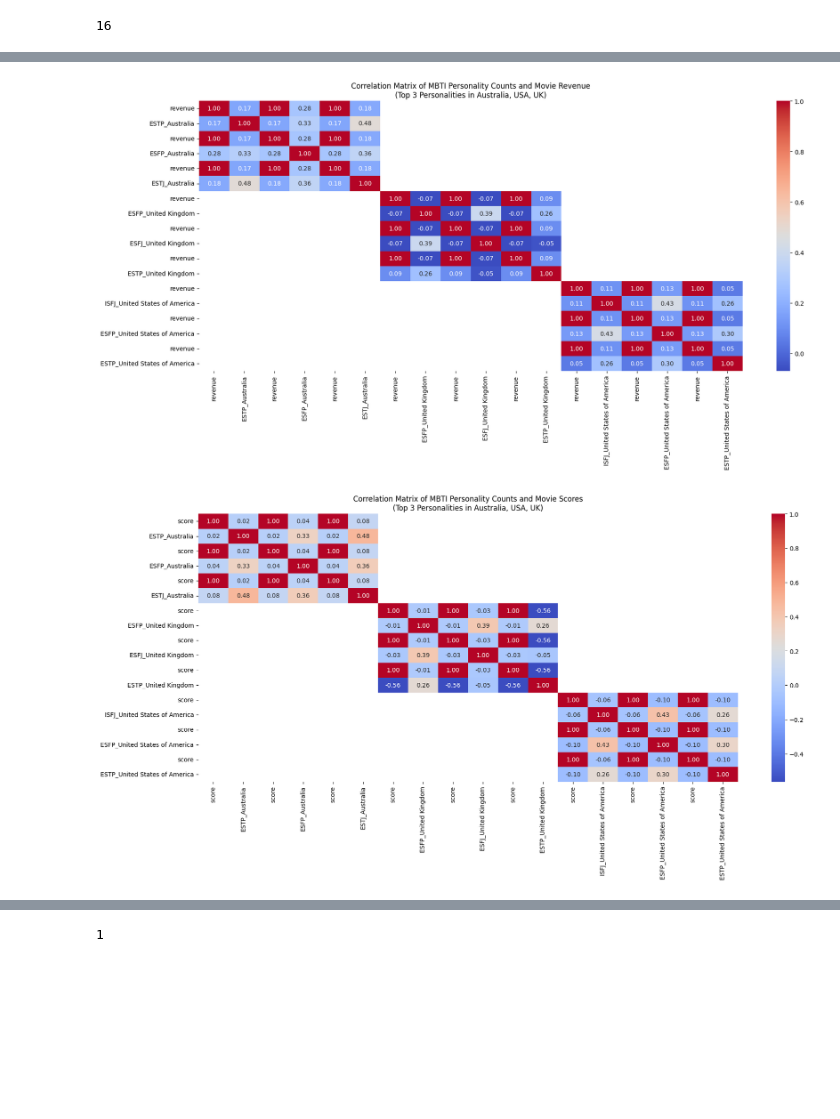
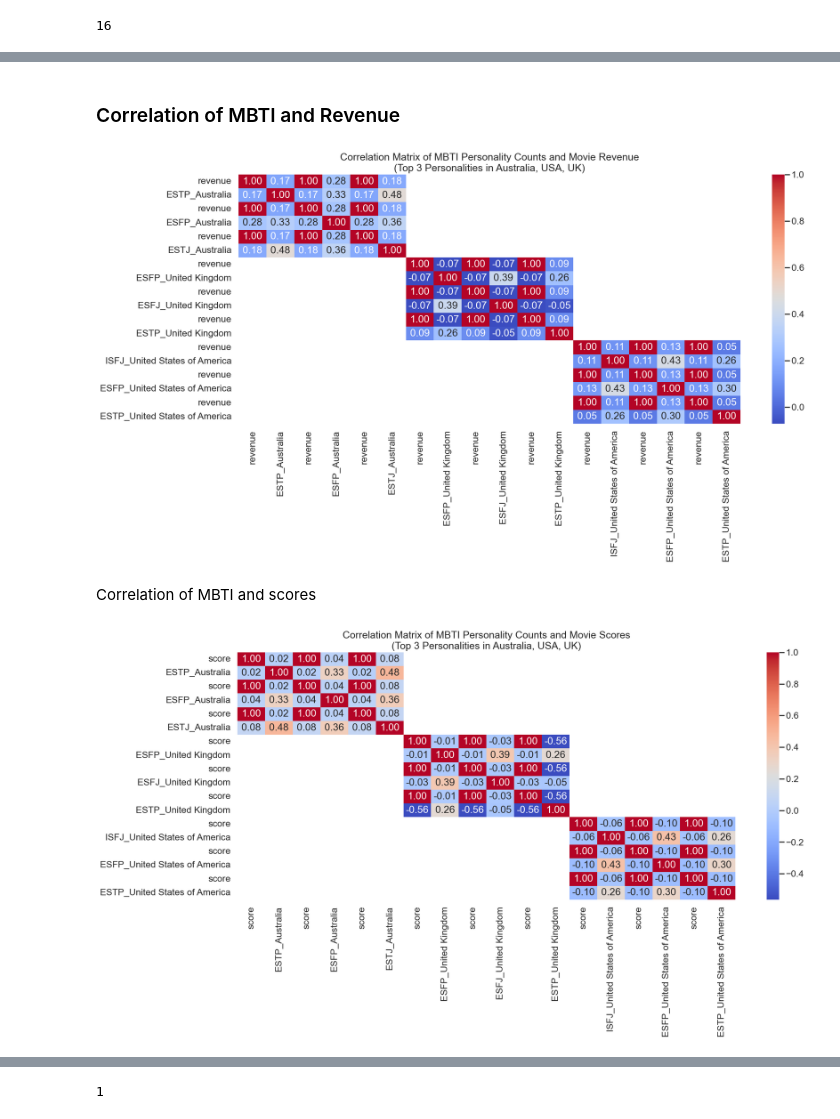
Before and after one commit to Xiaotong1120/Exploratory-Data-Analysis-on-Movie-Characters-MBTI-Personality-Types-, a Jupyter notebook: Geographic_EDA.ipynb, the cells around one changed output, grey strips where cells are left out. Drawn from its saved outputs; the diff is of its cells as text; code cells hidden in the pictures; blank space fills up the shorter version.

```diff
--- a/Geographic_EDA.ipynb
+++ b/Geographic_EDA.ipynb
@@ -403,26 +404,31 @@ See the caveats in the documentation: https://pandas.pydata.org/pandas-docs/stab
+# %% [markdown]
+### Correlation of MBTI and Revenue
 # %%
 # Creating a new DataFrame for correlation analysis
 correlation_data = []
 
 for country in top_mbti_countries.index:
     for mbti in top_mbti_countries[country]:
         country_data = filtered_df[filtered_df['country'] == country]
         correlation_data.append(country_data[['revenue', mbti]].rename(columns={mbti: f"{mbti}_{country}"}))
 
 # Concatenating the data for correlation analysis
 correlation_df = pd.concat(correlation_data, axis=1)
 
 # Calculating the correlation matrix
 correlation_matrix = correlation_df.corr()
 
 # Visualizing the correlation matrix
 plt.figure(figsize=(20, 8))
+sns.set_style('white')
 corr_matrix = sns.heatmap(correlation_matrix, annot=True, cmap='coolwarm', fmt=".2f")
 plt.title('Correlation Matrix of MBTI Personality Counts and Movie Revenue\n(Top 3 Personalities in Australia, USA, UK)')
 plt.savefig('output/Geographic_Img/core_top3_reve.png')  # Save the graph as an image file
 plt.show()
 # %% [output]
-[figure, old version]
+[figure, new version]
+# %% [markdown]
+Correlation of MBTI and scores
 # %%
 # Creating a new DataFrame for correlation analysis with movie scores
 correlation_data_score = []
@@ -444,7 +450,7 @@ sns.heatmap(correlation_matrix_score, annot=True, cmap='coolwarm', fmt=".2f")
 plt.title('Correlation Matrix of MBTI Personality Counts and Movie Scores\n(Top 3 Personalities in Australia, USA, UK)')
 plt.show()
 # %% [output]
-[figure, old version]
+[figure, new version]
 # %%
 # Creating a new DataFrame for correlation analysis with movie scores
 correlation_data_score = []
```
Also changed, not shown: parts of 26 cells of this notebook, 20 other files.
